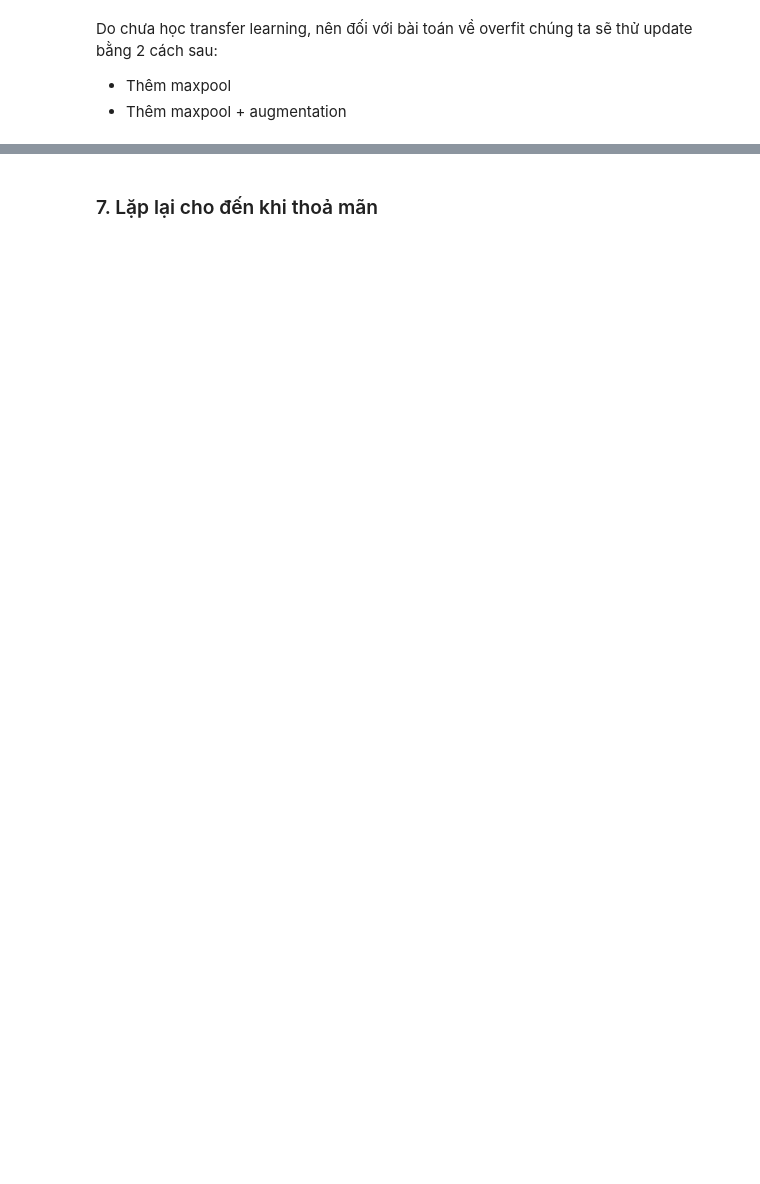
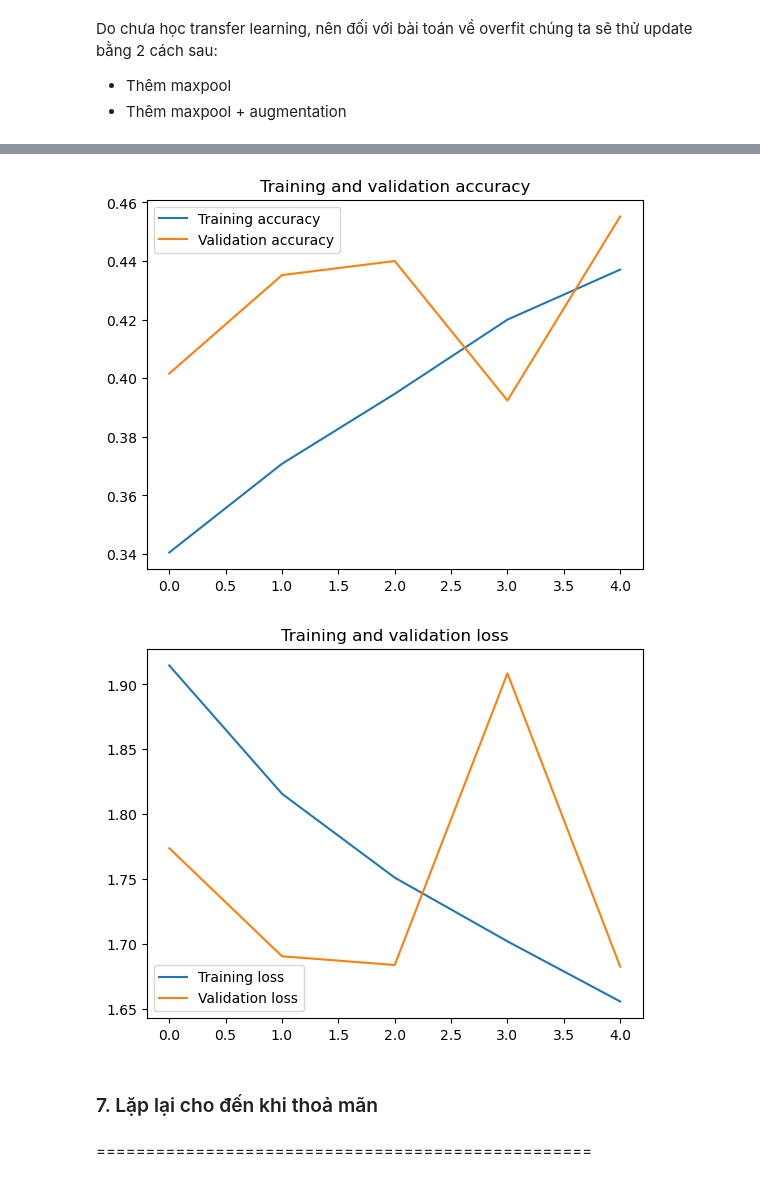
Before and after one commit to ngohongthai/ml-labs, a Jupyter notebook: ml-deeplearning/cnn_playground/cnn_food101.ipynb, the cells around one changed output, grey strips where cells are left out. Cells and saved outputs as stored; diff of their text form; code cells hidden in the pictures; blank space fills up the shorter version.

```diff
--- a/ml-deeplearning/cnn_playground/cnn_food101.ipynb
+++ b/ml-deeplearning/cnn_playground/cnn_food101.ipynb
@@ -217,0 +241,15 @@ model2 = Sequential([
+# %%
+# Tạo ImageDataGenerator training instance với data augmentation
+train_datagen_augmented = ImageDataGenerator(rescale=1/255.,
+                                             rotation_range=20, # xoay hình một chút trong khoảng 0-20 độ (lưu ý: đây là int, không phải float)
+                                             shear_range=0.2, # cắt ảnh
+                                             zoom_range=0.2, # phóng to ảnh
+                                             width_shift_range=0.2, # dịch chuyển ảnh theo chiều rộng
+                                             height_shift_range=0.2, # dịch chuyển ảnh theo chiều cao
+                                             horizontal_flip=True) # lật ảnh trên trục hoành
+
+train_data_augmented = train_datagen_augmented.flow_from_directory(train_dir,
+                                                                   target_size=(224, 224),
+                                                                   batch_size=32,
+                                                                   class_mode='categorical',
+                                                                   shuffle=True) # Không xáo trộn cho mục đích mô phỏng
@@ -217,0 +258,6 @@ model2 = Sequential([
+# %%
+history_3 = model2.fit(train_data_augmented,
+                       epochs=5,
+                       steps_per_epoch=len(train_data_augmented),
+                       validation_data=val_data,
+                       validation_steps=len(val_data))
@@ -218,2 +275,9 @@ model2 = Sequential([
+# %%
+plot_history(history_3)
+# %% [output]
+[figure, added]
+[figure, added]
 # %% [markdown]
 ### 7. Lặp lại cho đến khi thoả mãn
+# %% [markdown]
+==================================================
```
Also changed, not shown: parts of 19 cells of this notebook, 3 other files.
